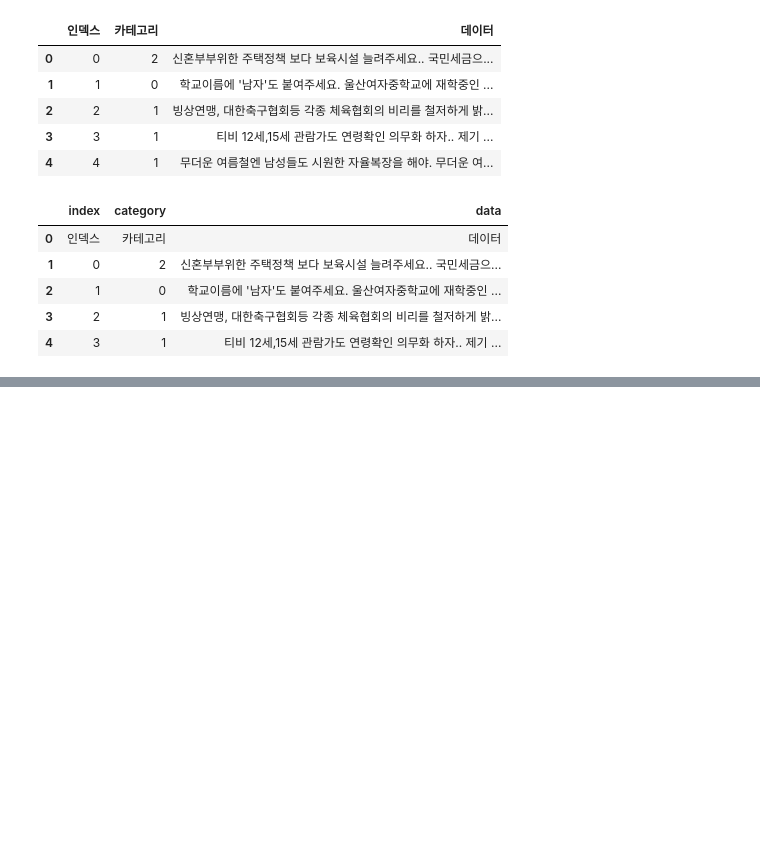
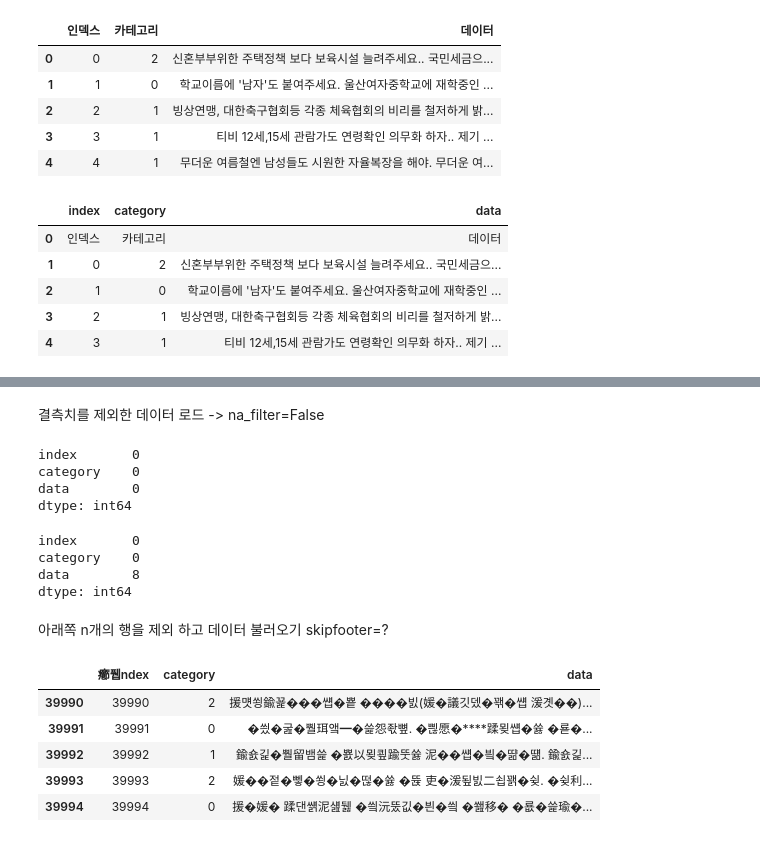
Before and after one commit to happycoder-leesh/kaggle_study, a Jupyter notebook: 1st_week_5.ipynb, the cells around one changed output, grey strips where cells are left out. Saved outputs shown, nothing was run; the diff lists cells and outputs as text; code cells hidden in the pictures; blank space fills up the shorter version.

```diff
--- a/1st_week_5.ipynb
+++ b/1st_week_5.ipynb
@@ -78,0 +106,34 @@ zip_file.extractall()
+# %% [markdown]
+결측치를 제외한 데이터 로드 -> na_filter=False
+# %%
+train_notnull = pd.read_csv('train.csv', na_filter=False)
+test_notnull = pd.read_csv('test.csv', na_filter=False)
+
+train_notnull.isnull().sum()
+# %% [output]
+index       0
+category    0
+data        0
+dtype: int64
+# %%
+train = pd.read_csv('train.csv')
+train.isnull().sum()
+# %% [output]
+index       0
+category    0
+data        8
+dtype: int64
+# %% [markdown]
+아래쪽 n개의 행을 제외 하고 데이터 불러오기 skipfooter=?
+# %%
+train_skipfooter = pd.read_csv('train.csv', skipfooter=5)
+test_skipfooter = pd.read_csv('test.csv', skipfooter=5)
+
+train_skipfooter.tail()
+# %% [output]
+|  | 癤퓁ndex | category | data |
+| 39990 | 39990 | 2 | 援먯쑁鍮꾩���썝�뿉 ����빐(媛�議깃뎄�꽦�썝 湲곗��)... |
+| 39991 | 39991 | 0 | �씠�굺�뿰珥앸━�쓽怨좏뼢. �쁺愿�****蹂묒썝�쓣 �룓�... |
+| 39992 | 39992 | 1 | 鍮숈긽�뿰留뱀쓽 �뾼以묒쿂踰뚯쓣 泥��썝�빀�땲�떎. 鍮숈긽... |
+| 39993 | 39993 | 2 | 媛��젙�뼇�쑁�닔�떦�쓣 �뜑 吏�湲됲빐二쇱꽭�슂. �슂利... |
+| 39994 | 39994 | 0 | 援�媛� 蹂댄썕泥섎뒗 �씤沅뚰깂�븬�씤 �쐞移� �룞�쓽瑜�... |
```
Also changed, not shown: parts of 49 cells of this notebook.
